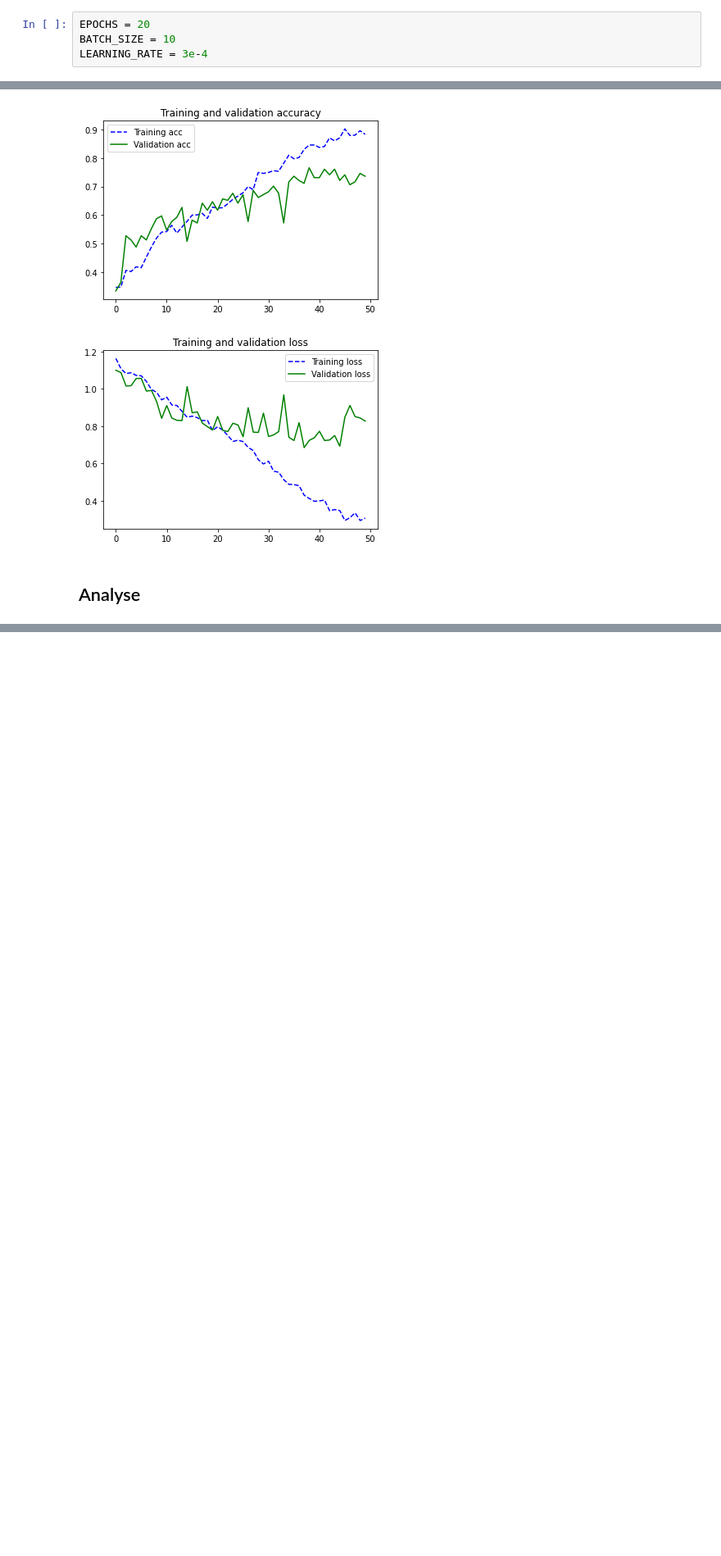
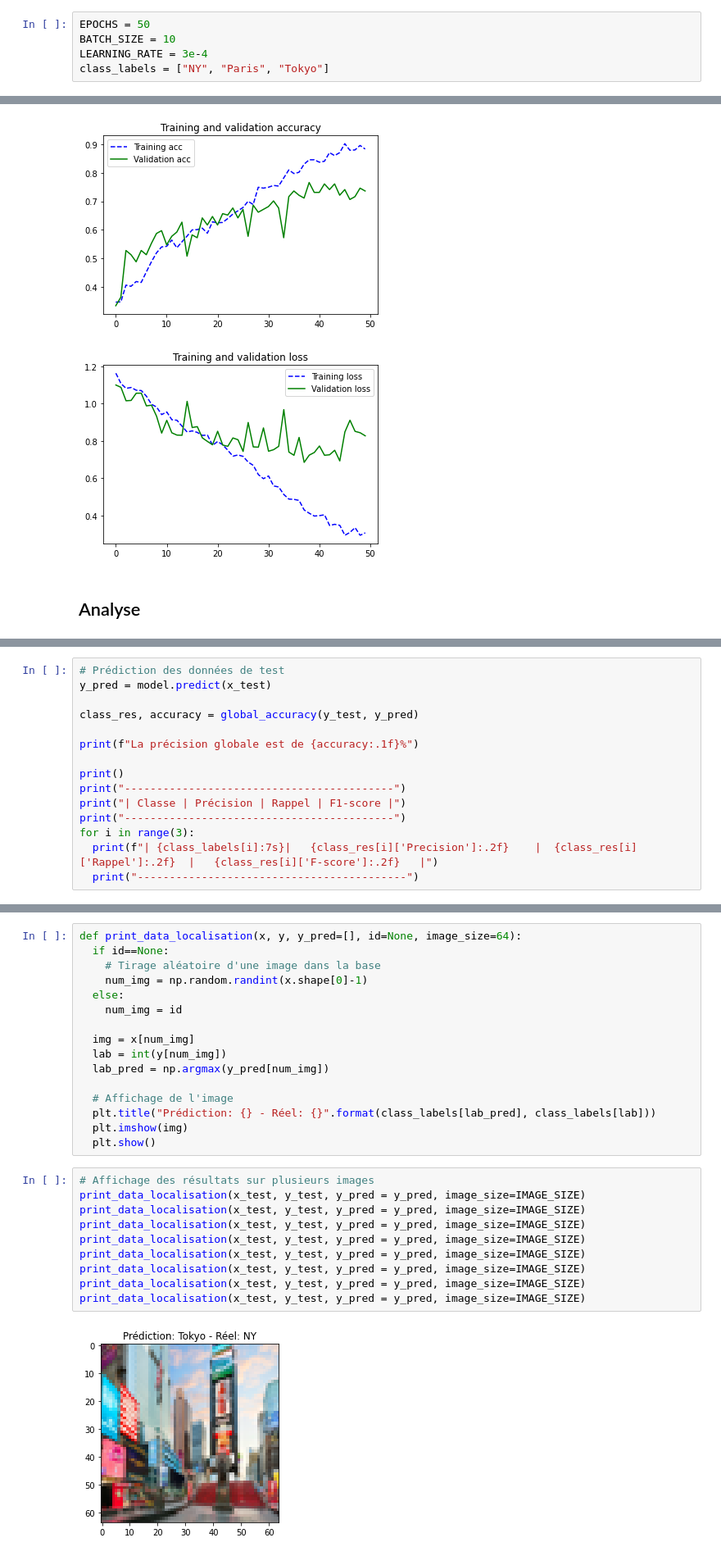
Before and after one commit to TCD32/Projet-CapitalsLearning, a Jupyter notebook: src/CapitalsLearning.ipynb, the cells around one changed output, grey strips where cells are left out. Shown at 82% size. Cells and saved outputs as stored; diff of their text form; blank space fills up the shorter version.

Commit message:
Ajout matrice de confusion et visualisation résultat

```diff
--- a/src/CapitalsLearning.ipynb
+++ b/src/CapitalsLearning.ipynb
@@ -23,9 +23,10 @@ from visualization.visualize_random_images import visualize_random_images
 # %% [markdown]
 ### Meta-paramètres
 # %%
-EPOCHS = 20
+EPOCHS = 50
 BATCH_SIZE = 10
 LEARNING_RATE = 3e-4
+class_labels = ["NY", "Paris", "Tokyo"]
 # %% [markdown]
 ## Chargement des données
 # %% [markdown]
@@ -330,0 +404,15 @@ plot_training_analysis(history, 'sparse_categorical_accuracy')
+# %%
+# Prédiction des données de test
+y_pred = model.predict(x_test)
+
+class_res, accuracy = global_accuracy(y_test, y_pred)
+
+print(f"La précision globale est de {accuracy:.1f}%")
+
+print()
+print("------------------------------------------")
+print("| Classe | Précision | Rappel | F1-score |")
+print("------------------------------------------")
+for i in range(3):
+  print(f"| {class_labels[i]:7s}|   {class_res[i]['Precision']:.2f}    |  {class_res[i]['Rappel']:.2f}  |   {class_res[i]['F-score']:.2f}   |")
+  print("------------------------------------------")
@@ -330,0 +434,28 @@ plot_training_analysis(history, 'sparse_categorical_accuracy')
+# %%
+def print_data_localisation(x, y, y_pred=[], id=None, image_size=64):
+  if id==None:
+    # Tirage aléatoire d'une image dans la base
+    num_img = np.random.randint(x.shape[0]-1)
+  else:
+    num_img = id
+
+  img = x[num_img]
+  lab = int(y[num_img])
+  lab_pred = np.argmax(y_pred[num_img])
+
+  # Affichage de l'image
+  plt.title("Prédiction: {} - Réel: {}".format(class_labels[lab_pred], class_labels[lab]))
+  plt.imshow(img)
+  plt.show()
+# %%
+# Affichage des résultats sur plusieurs images
+print_data_localisation(x_test, y_test, y_pred = y_pred, image_size=IMAGE_SIZE)
+print_data_localisation(x_test, y_test, y_pred = y_pred, image_size=IMAGE_SIZE)
+print_data_localisation(x_test, y_test, y_pred = y_pred, image_size=IMAGE_SIZE)
+print_data_localisation(x_test, y_test, y_pred = y_pred, image_size=IMAGE_SIZE)
+print_data_localisation(x_test, y_test, y_pred = y_pred, image_size=IMAGE_SIZE)
+print_data_localisation(x_test, y_test, y_pred = y_pred, image_size=IMAGE_SIZE)
+print_data_localisation(x_test, y_test, y_pred = y_pred, image_size=IMAGE_SIZE)
+print_data_localisation(x_test, y_test, y_pred = y_pred, image_size=IMAGE_SIZE)
+# %% [output]
+[figure, added]
```
Also changed, not shown: parts of 9 cells of this notebook.
